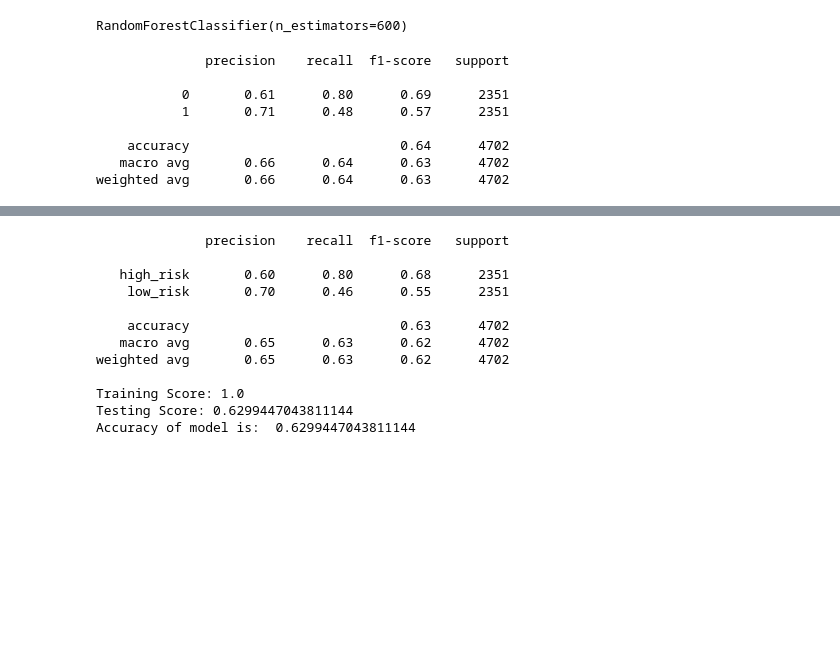
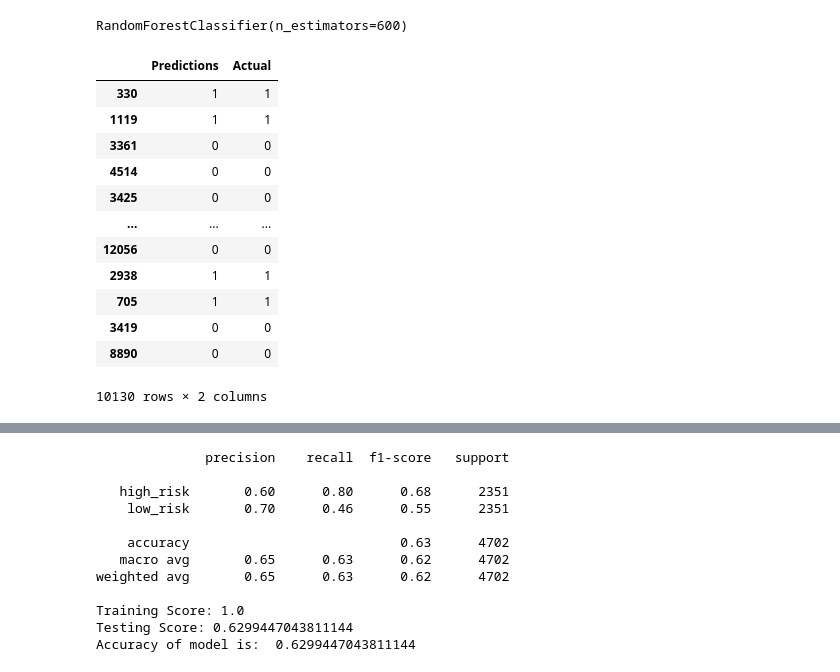
Before and after one commit to ttoffey/Supervised_Machine_Learning, a Jupyter notebook: CreditRiskEvaluator.ipynb, the cells around one changed output, grey strips where cells are left out. Drawn from its saved outputs; the diff is of its cells as text; code cells hidden in the pictures; blank space fills up the shorter version.

```diff
--- a/CreditRiskEvaluator.ipynb
+++ b/CreditRiskEvaluator.ipynb
@@ -278,11 +286,17 @@ predictions=rfc.predict(X_test)
-# %%
-print(classification_report(y_test,predictions))
-# %% [output]
-              precision    recall  f1-score   support
-
-           0       0.61      0.80      0.69      2351
-           1       0.71      0.48      0.57      2351
-
-    accuracy                           0.64      4702
-   macro avg       0.66      0.64      0.63      4702
-weighted avg       0.66      0.64      0.63      4702
+# %%
+predictions = rfc.predict(X_test)
+pd.DataFrame({"Predictions": predictions, "Actual": y_test})
+# %% [output]
+|  | Predictions | Actual |
+| 330 | 1 | 1 |
+| 1119 | 1 | 1 |
+| 3361 | 0 | 0 |
+| 4514 | 0 | 0 |
+| 3425 | 0 | 0 |
+| ... | ... | ... |
+| 12056 | 0 | 0 |
+| 2938 | 1 | 1 |
+| 705 | 1 | 1 |
+| 3419 | 0 | 0 |
+| 8890 | 0 | 0 |
+10130 rows × 2 columns
```
Also changed, not shown: parts of 12 cells of this notebook, 1 other file.
